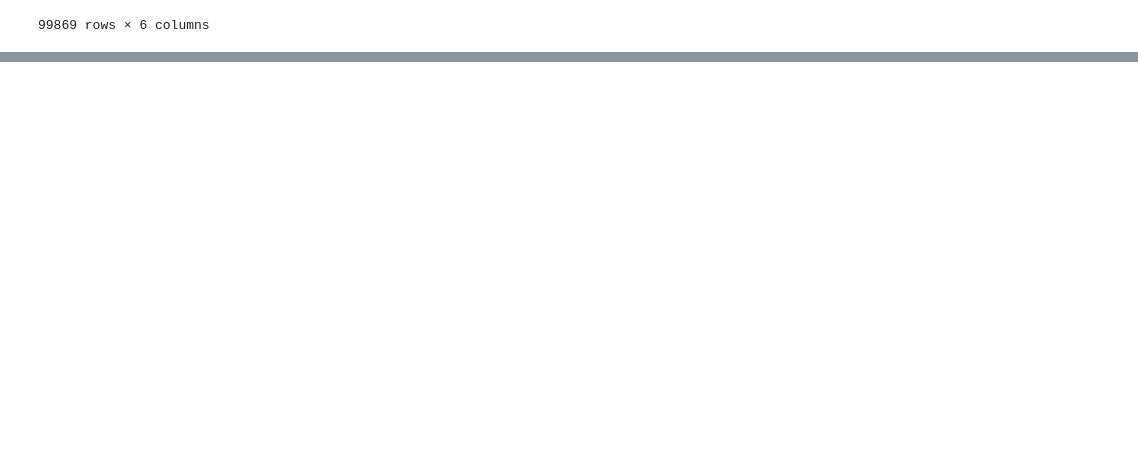
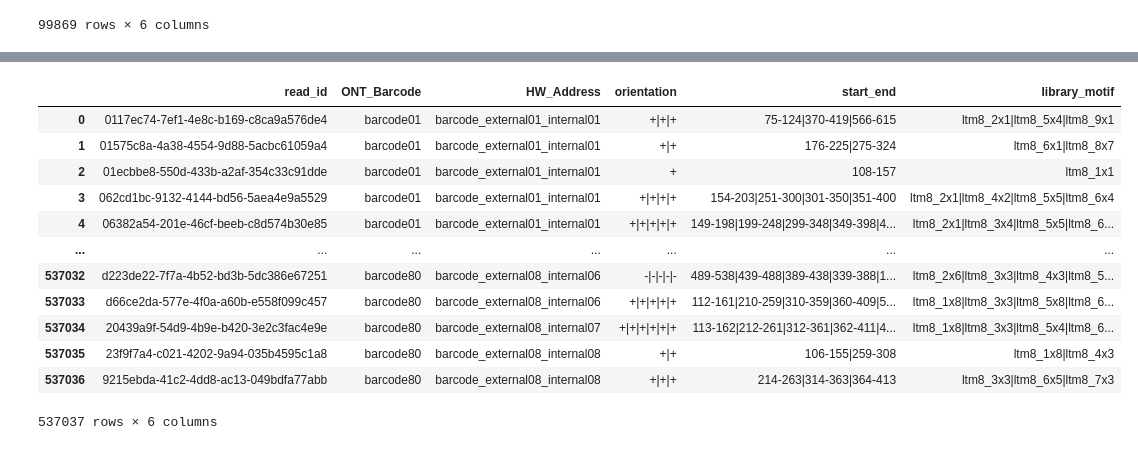
Before and after one commit to Parvfect/MotifCaller, a Jupyter notebook: synthetic_dataset_creation.ipynb, the cells around one changed output, grey strips where cells are left out. Saved outputs shown, nothing was run; the diff lists cells and outputs as text; code cells hidden in the pictures; blank space fills up the shorter version.

```diff
--- a/synthetic_dataset_creation.ipynb
+++ b/synthetic_dataset_creation.ipynb
@@ -441,0 +513,18 @@ df.to_pickle(r"C:\Users\Parv\Doc\HelixWorks\Basecalling\code\motifcaller\data\sy
+# %%
+motif_search_barcoded_df = pd.read_csv(r"C:\Users\Parv\Doc\HelixWorks\Basecalling\code\motifcaller\data\empirical\motif_search_barcoded.csv")
+# %%
+motif_search_barcoded_df
+# %% [output]
+|  | read_id | ONT_Barcode | HW_Address | orientation | start_end | library_motif |
+| 0 | 0117ec74-7ef1-4e8c-b169-c8ca9a576de4 | barcode01 | barcode_external01_internal01 | +|+|+ | 75-124|370-419|566-615 | ltm8_2x1|ltm8_5x4|ltm8_9x1 |
+| 1 | 01575c8a-4a38-4554-9d88-5acbc61059a4 | barcode01 | barcode_external01_internal01 | +|+ | 176-225|275-324 | ltm8_6x1|ltm8_8x7 |
+| 2 | 01ecbbe8-550d-433b-a2af-354c33c91dde | barcode01 | barcode_external01_internal01 | + | 108-157 | ltm8_1x1 |
+| 3 | 062cd1bc-9132-4144-bd56-5aea4e9a5529 | barcode01 | barcode_external01_internal01 | +|+|+|+ | 154-203|251-300|301-350|351-400 | ltm8_2x1|ltm8_4x2|ltm8_5x5|ltm8_6x4 |
+| 4 | 06382a54-201e-46cf-beeb-c8d574b30e85 | barcode01 | barcode_external01_internal01 | +|+|+|+|+ | 149-198|199-248|299-348|349-398|4... | ltm8_2x1|ltm8_3x4|ltm8_5x5|ltm8_6... |
+| ... | ... | ... | ... | ... | ... | ... |
+| 537032 | d223de22-7f7a-4b52-bd3b-5dc386e67251 | barcode80 | barcode_external08_internal06 | -|-|-|-|- | 489-538|439-488|389-438|339-388|1... | ltm8_2x6|ltm8_3x3|ltm8_4x3|ltm8_5... |
+| 537033 | d66ce2da-577e-4f0a-a60b-e558f099c457 | barcode80 | barcode_external08_internal06 | +|+|+|+|+ | 112-161|210-259|310-359|360-409|5... | ltm8_1x8|ltm8_3x3|ltm8_5x8|ltm8_6... |
+| 537034 | 20439a9f-54d9-4b9e-b420-3e2c3fac4e9e | barcode80 | barcode_external08_internal07 | +|+|+|+|+|+ | 113-162|212-261|312-361|362-411|4... | ltm8_1x8|ltm8_3x3|ltm8_5x4|ltm8_6... |
+| 537035 | 23f9f7a4-c021-4202-9a94-035b4595c1a8 | barcode80 | barcode_external08_internal08 | +|+ | 106-155|259-308 | ltm8_1x8|ltm8_4x3 |
+| 537036 | 9215ebda-41c2-4dd8-ac13-049bdfa77abb | barcode80 | barcode_external08_internal08 | +|+|+ | 214-263|314-363|364-413 | ltm8_3x3|ltm8_6x5|ltm8_7x3 |
+537037 rows × 6 columns
```
Also changed, not shown: parts of 12 cells of this notebook, 2 other files.
